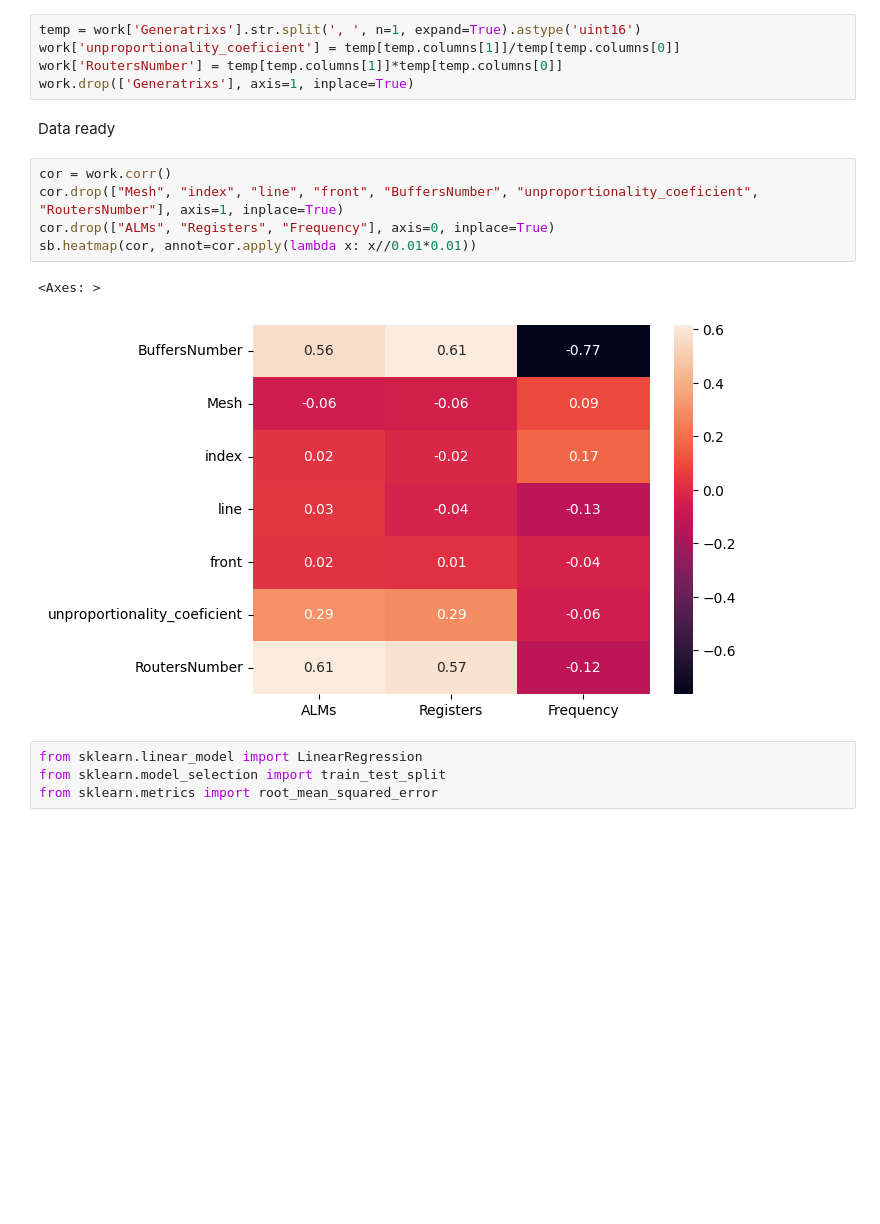
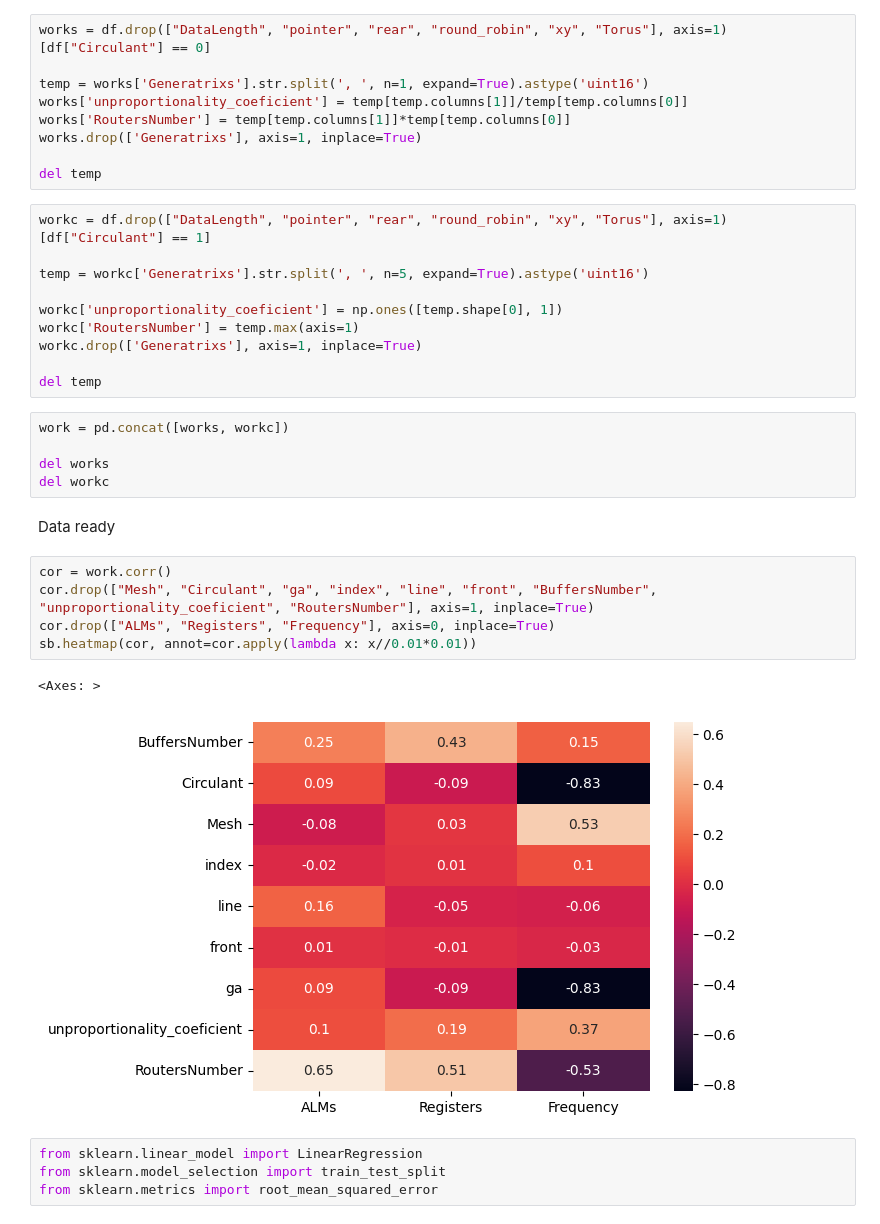
Before and after one commit to Elgrush/NoCAnalysis, a Jupyter notebook: main.ipynb, the cells around one changed output. Cells and saved outputs as stored; diff of their text form; blank space fills up the shorter version.

Commit message:
Analysis expanded for Circulant

```diff
--- a/main.ipynb
+++ b/main.ipynb
@@ -28,18 +26,37 @@ work = df.drop(["DataLength", "pointer", "rear", "round_robin", "xy", "Torus"],
 # %%
-temp = work['Generatrixs'].str.split(', ', n=1, expand=True).astype('uint16')
-work['unproportionality_coeficient'] = temp[temp.columns[1]]/temp[temp.columns[0]]
-work['RoutersNumber'] = temp[temp.columns[1]]*temp[temp.columns[0]]
-work.drop(['Generatrixs'], axis=1, inplace=True)
+works = df.drop(["DataLength", "pointer", "rear", "round_robin", "xy", "Torus"], axis=1)[df["Circulant"] == 0]
+
+temp = works['Generatrixs'].str.split(', ', n=1, expand=True).astype('uint16')
+works['unproportionality_coeficient'] = temp[temp.columns[1]]/temp[temp.columns[0]]
+works['RoutersNumber'] = temp[temp.columns[1]]*temp[temp.columns[0]]
+works.drop(['Generatrixs'], axis=1, inplace=True)
+
+del temp
+# %%
+workc = df.drop(["DataLength", "pointer", "rear", "round_robin", "xy", "Torus"], axis=1)[df["Circulant"] == 1]
+
+temp = workc['Generatrixs'].str.split(', ', n=5, expand=True).astype('uint16')
+
+workc['unproportionality_coeficient'] = np.ones([temp.shape[0], 1])
+workc['RoutersNumber'] = temp.max(axis=1)
+workc.drop(['Generatrixs'], axis=1, inplace=True)
+
+del temp
+# %%
+work = pd.concat([works, workc])
+
+del works
+del workc
 # %% [markdown]
 Data ready
 # %%
 cor = work.corr()
-cor.drop(["Mesh", "index", "line", "front", "BuffersNumber", "unproportionality_coeficient", "RoutersNumber"], axis=1, inplace=True)
+cor.drop(["Mesh", "Circulant", "ga", "index", "line", "front", "BuffersNumber", "unproportionality_coeficient", "RoutersNumber"], axis=1, inplace=True)
 cor.drop(["ALMs", "Registers", "Frequency"], axis=0, inplace=True)
 sb.heatmap(cor, annot=cor.apply(lambda x: x//0.01*0.01))
 # %% [output]
 <Axes: >
-[figure, old version]
+[figure, new version]
 # %%
 from sklearn.linear_model import LinearRegression
 from sklearn.model_selection import train_test_split
```
Also changed, not shown: parts of 6 cells of this notebook.
